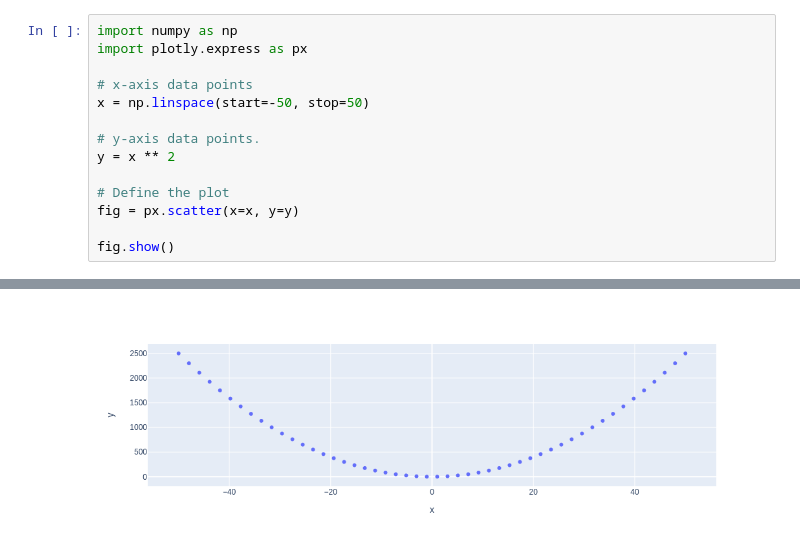
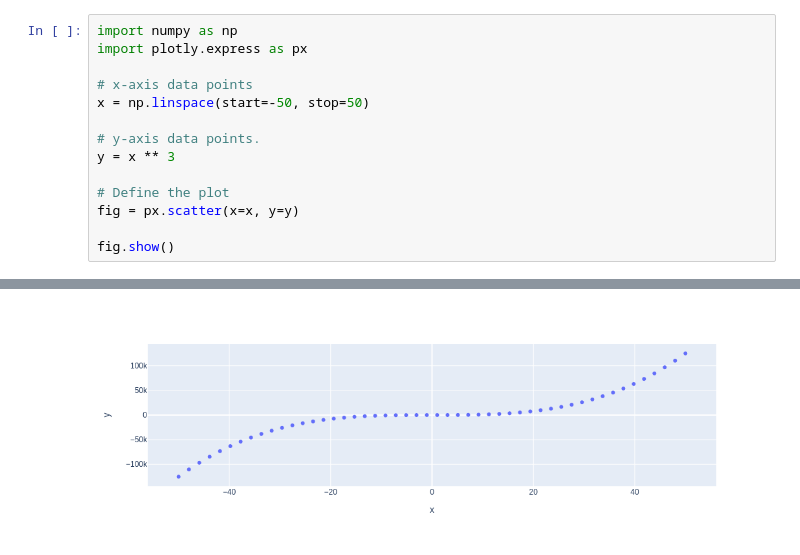
Before and after one commit to dagrant-rh/my-notebooks-repo, a Jupyter notebook: experiment1.ipynb, the cells around one changed output, grey strips where cells are left out. Saved outputs shown, nothing was run; the diff lists cells and outputs as text.

```diff
--- a/experiment1.ipynb
+++ b/experiment1.ipynb
@@ -6,7 +6,7 @@ import plotly.express as px
 x = np.linspace(start=-50, stop=50)
 
 # y-axis data points.
-y = x ** 2
+y = x ** 3
 
 # Define the plot
 fig = px.scatter(x=x, y=y)
@@ -17 +16 @@ fig.show()
-[figure, old version]
+[figure, new version]
```
Also changed, not shown: parts of 1 cell of this notebook, 2 other files.
